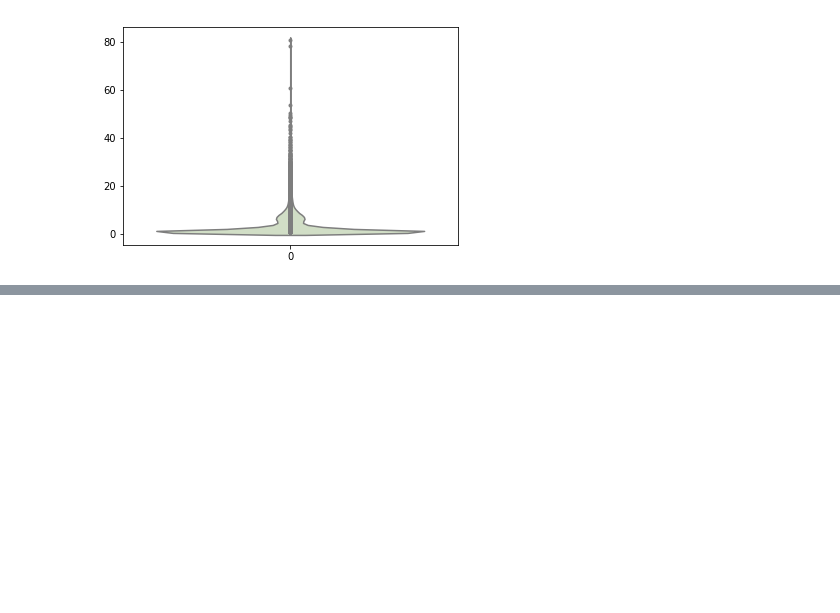
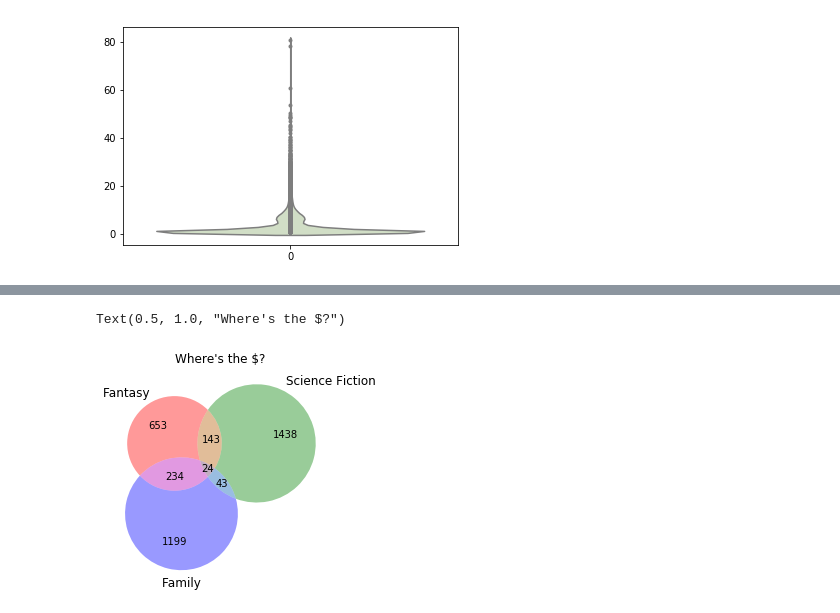
Before and after one commit to nateej1/Movie-Industry-Analysis-Exercise, a Jupyter notebook: Exploring_Draft_Clean_Data_NJ.ipynb, the cells around one changed output, grey strips where cells are left out. Saved outputs shown, nothing was run; the diff lists cells and outputs as text; code cells hidden in the pictures; blank space fills up the shorter version.

```diff
--- a/Exploring_Draft_Clean_Data_NJ.ipynb
+++ b/Exploring_Draft_Clean_Data_NJ.ipynb
@@ -135,0 +199,6 @@ sns.violinplot(data=df['worldwide_gross'], palette=pal, inner="points")
+# %%
+venn3([set(fantasy), set(sci_fi), set(family)], set_labels = ('Fantasy', 'Science Fiction', 'Family'))
+plt.title("Where's the $?")
+# %% [output]
+Text(0.5, 1.0, "Where's the $?")
+[figure, added]
```
Also changed, not shown: parts of 14 cells of this notebook, 1 other file.
